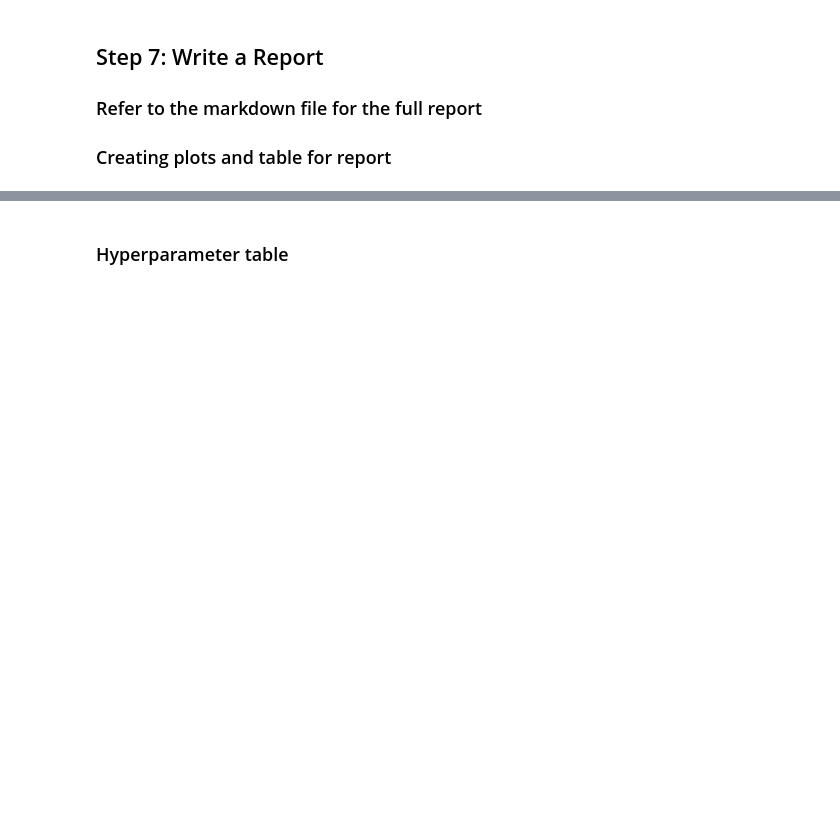
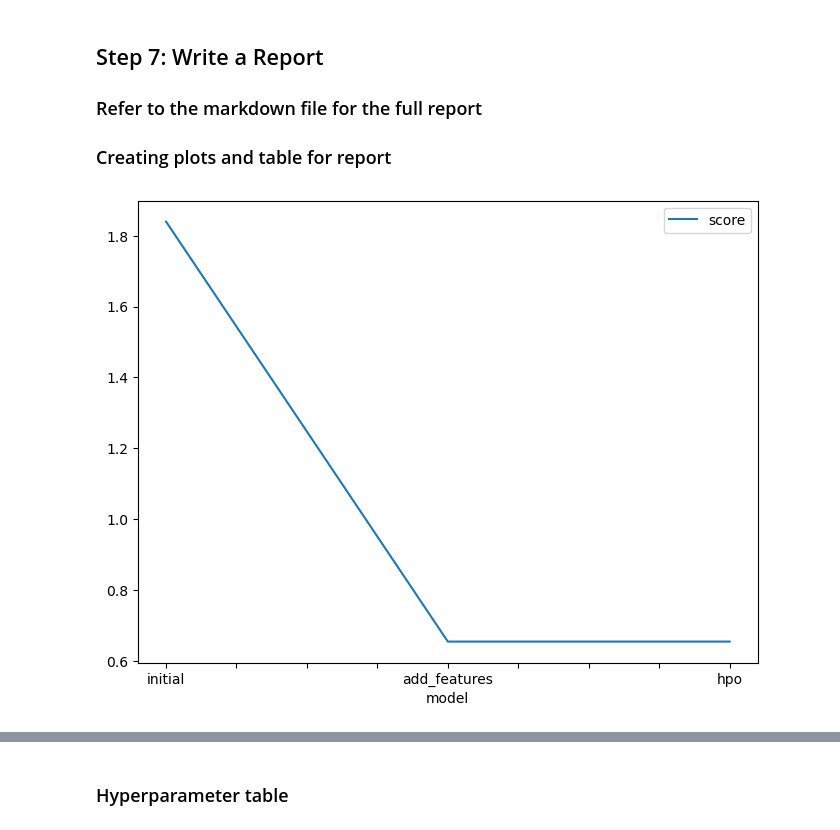
Before and after one commit to sverma24/cd0385-project-starter, a Jupyter notebook: project/project-template.ipynb, the cells around one changed output, grey strips where cells are left out. Saved outputs shown, nothing was run; the diff lists cells and outputs as text; code cells hidden in the pictures; blank space fills up the shorter version.

```diff
--- a/project/project-template.ipynb
+++ b/project/project-template.ipynb
@@ -518,13 +708,15 @@ FileNotFoundError: [Errno 2] No such file or directory: 'submission_new_hpo.csv'
 # %%
 # Taking the top model score from each training run and creating a line plot to show improvement
 # You can create these in the notebook and save them to PNG or use some other tool (e.g. google sheets, excel)
 fig = pd.DataFrame(
     {
         "model": ["initial", "add_features", "hpo"],
-        "score": [?, ?, ?]
+        "score": [1.84007, 0.65378, 0.65378]
     }
 ).plot(x="model", y="score", figsize=(8, 6)).get_figure()
 fig.savefig('model_train_score.png')
+# %% [output]
+[figure, added]
 # %%
 # Take the 3 kaggle scores and creating a line plot to show improvement
 fig = pd.DataFrame(
```
Also changed, not shown: parts of 18 cells of this notebook, 4 other files.
